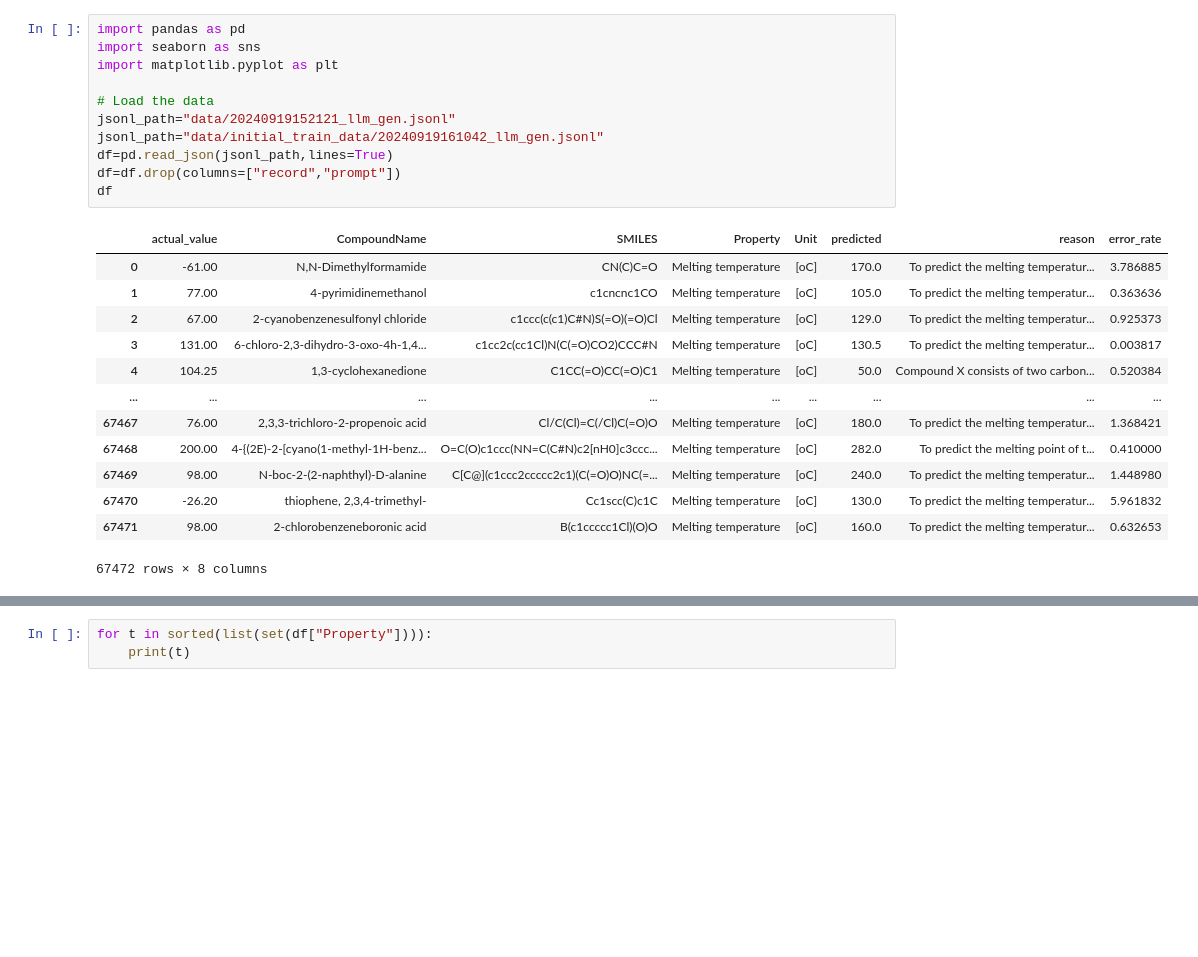
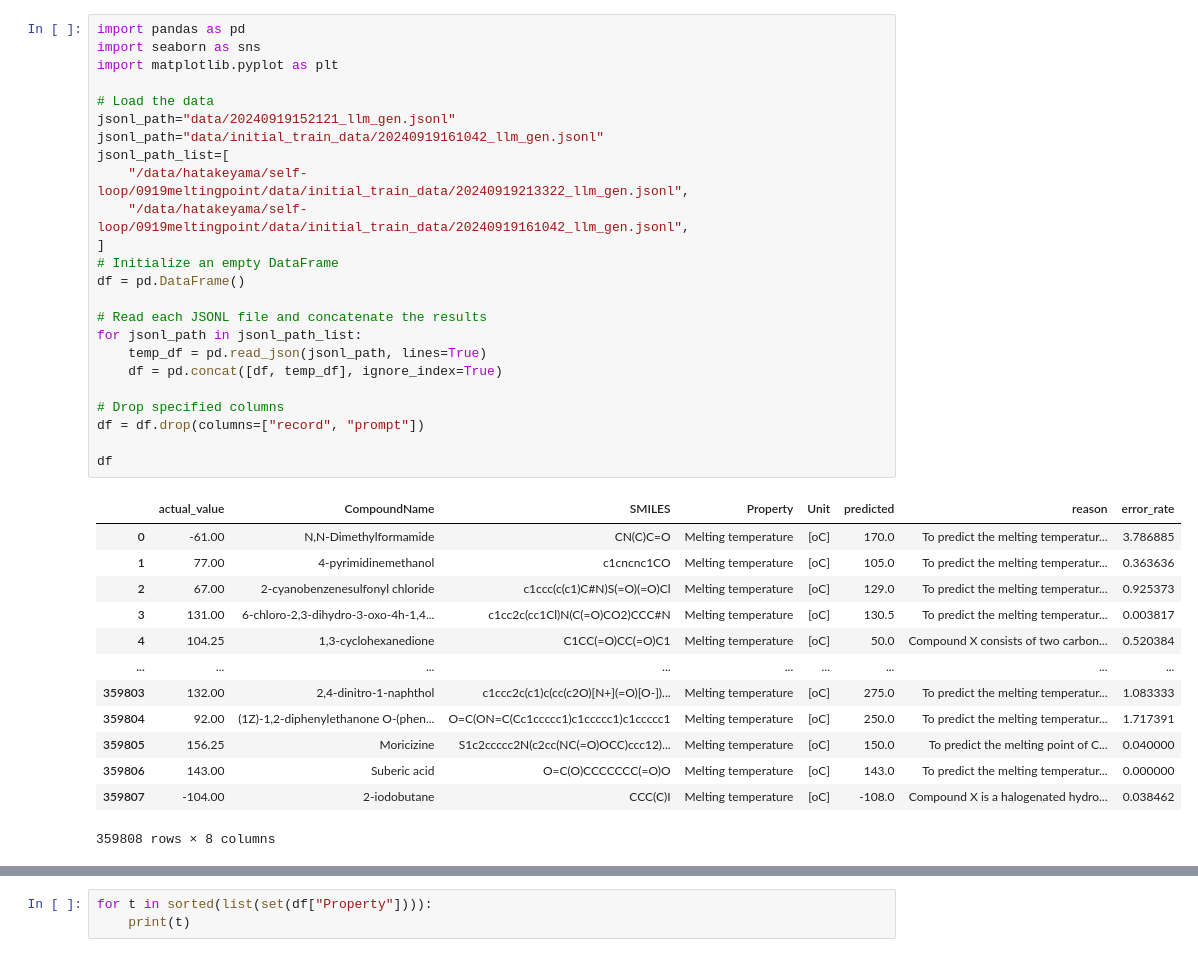
Before and after one commit to KanHatakeyama/self-chem-learn-llm, a Jupyter notebook: 0919meltingpoint/02analyze_initial_prediction.ipynb, the cells around one changed output, grey strips where cells are left out. Saved outputs shown, nothing was run; the diff lists cells and outputs as text; blank space fills up the shorter version.

```diff
--- a/0919meltingpoint/02analyze_initial_prediction.ipynb
+++ b/0919meltingpoint/02analyze_initial_prediction.ipynb
@@ -1,28 +1,41 @@
 # %%
 import pandas as pd
 import seaborn as sns
 import matplotlib.pyplot as plt
 
 # Load the data
 jsonl_path="data/20240919152121_llm_gen.jsonl"
 jsonl_path="data/initial_train_data/20240919161042_llm_gen.jsonl"
-df=pd.read_json(jsonl_path,lines=True)
-df=df.drop(columns=["record","prompt"])
+jsonl_path_list=[
+    "/data/hatakeyama/self-loop/0919meltingpoint/data/initial_train_data/20240919213322_llm_gen.jsonl",
+    "/data/hatakeyama/self-loop/0919meltingpoint/data/initial_train_data/20240919161042_llm_gen.jsonl",
+]
+# Initialize an empty DataFrame
+df = pd.DataFrame()
+
+# Read each JSONL file and concatenate the results
+for jsonl_path in jsonl_path_list:
+    temp_df = pd.read_json(jsonl_path, lines=True)
+    df = pd.concat([df, temp_df], ignore_index=True)
+
+# Drop specified columns
+df = df.drop(columns=["record", "prompt"])
+
 df
 # %% [output]
 |  | actual_value | CompoundName | SMILES | Property | Unit | predicted | reason | error_rate |
 | 0 | -61.00 | N,N-Dimethylformamide | CN(C)C=O | Melting temperature | [oC] | 170.0 | To predict the melting temperatur... | 3.786885 |
 | 1 | 77.00 | 4-pyrimidinemethanol | c1cncnc1CO | Melting temperature | [oC] | 105.0 | To predict the melting temperatur... | 0.363636 |
 | 2 | 67.00 | 2-cyanobenzenesulfonyl chloride | c1ccc(c(c1)C#N)S(=O)(=O)Cl | Melting temperature | [oC] | 129.0 | To predict the melting temperatur... | 0.925373 |
 | 3 | 131.00 | 6-chloro-2,3-dihydro-3-oxo-4h-1,4... | c1cc2c(cc1Cl)N(C(=O)CO2)CCC#N | Melting temperature | [oC] | 130.5 | To predict the melting temperatur... | 0.003817 |
 | 4 | 104.25 | 1,3-cyclohexanedione | C1CC(=O)CC(=O)C1 | Melting temperature | [oC] | 50.0 | Compound X consists of two carbon... | 0.520384 |
 | ... | ... | ... | ... | ... | ... | ... | ... | ... |
-| 67467 | 76.00 | 2,3,3-trichloro-2-propenoic acid | Cl/C(Cl)=C(/Cl)C(=O)O | Melting temperature | [oC] | 180.0 | To predict the melting temperatur... | 1.368421 |
-| 67468 | 200.00 | 4-{(2E)-2-[cyano(1-methyl-1H-benz... | O=C(O)c1ccc(NN=C(C#N)c2[nH0]c3ccc... | Melting temperature | [oC] | 282.0 | To predict the melting point of t... | 0.410000 |
-| 67469 | 98.00 | N-boc-2-(2-naphthyl)-D-alanine | C[C@](c1ccc2ccccc2c1)(C(=O)O)NC(=... | Melting temperature | [oC] | 240.0 | To predict the melting temperatur... | 1.448980 |
-| 67470 | -26.20 | thiophene, 2,3,4-trimethyl- | Cc1scc(C)c1C | Melting temperature | [oC] | 130.0 | To predict the melting temperatur... | 5.961832 |
-| 67471 | 98.00 | 2-chlorobenzeneboronic acid | B(c1ccccc1Cl)(O)O | Melting temperature | [oC] | 160.0 | To predict the melting temperatur... | 0.632653 |
+| 359803 | 132.00 | 2,4-dinitro-1-naphthol | c1ccc2c(c1)c(cc(c2O)[N+](=O)[O-])... | Melting temperature | [oC] | 275.0 | To predict the melting temperatur... | 1.083333 |
+| 359804 | 92.00 | (1Z)-1,2-diphenylethanone O-(phen... | O=C(ON=C(Cc1ccccc1)c1ccccc1)c1ccccc1 | Melting temperature | [oC] | 250.0 | To predict the melting temperatur... | 1.717391 |
+| 359805 | 156.25 | Moricizine | S1c2ccccc2N(c2cc(NC(=O)OCC)ccc12)... | Melting temperature | [oC] | 150.0 | To predict the melting point of C... | 0.040000 |
+| 359806 | 143.00 | Suberic acid | O=C(O)CCCCCCC(=O)O | Melting temperature | [oC] | 143.0 | To predict the melting temperatur... | 0.000000 |
+| 359807 | -104.00 | 2-iodobutane | CCC(C)I | Melting temperature | [oC] | -108.0 | Compound X is a halogenated hydro... | 0.038462 |
-67472 rows × 8 columns
+359808 rows × 8 columns
 # %%
 plt.figure(figsize=(15, 5))
 sns.histplot(df[df["error_rate"]<2], x="error_rate", hue="Property", multiple="stack",
```
Also changed, not shown: parts of 3 cells of this notebook, 2 other files.
